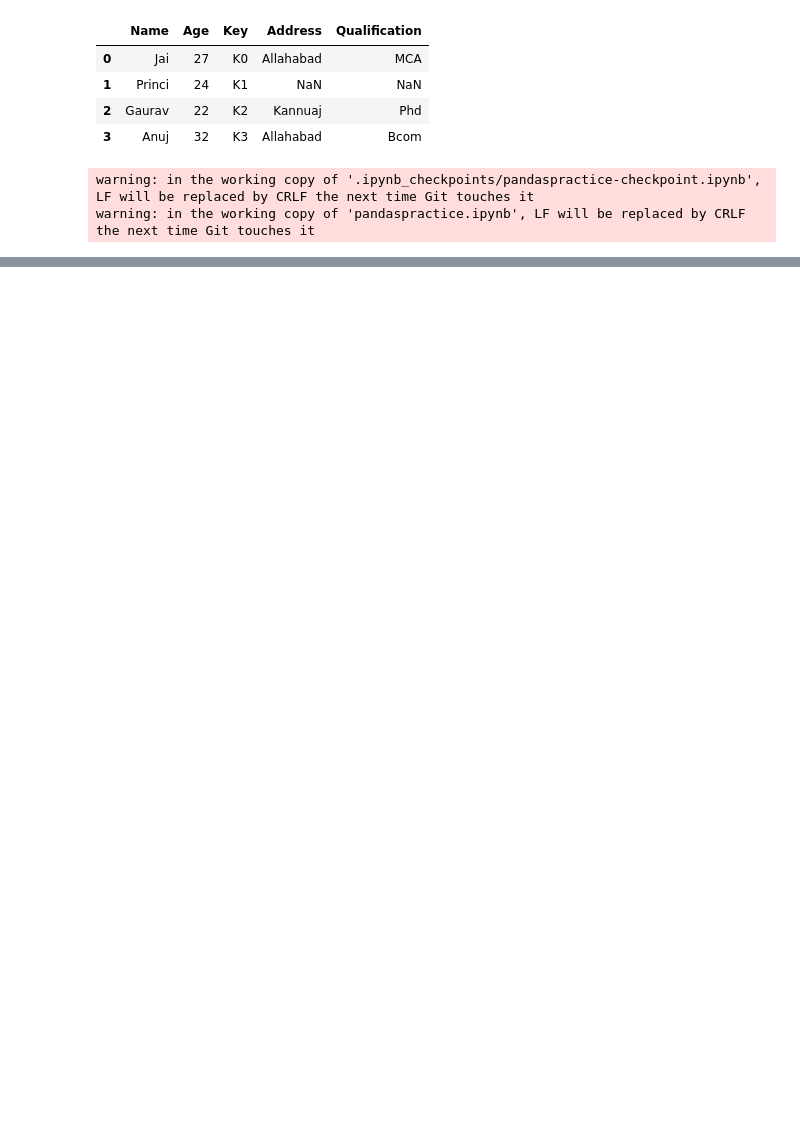
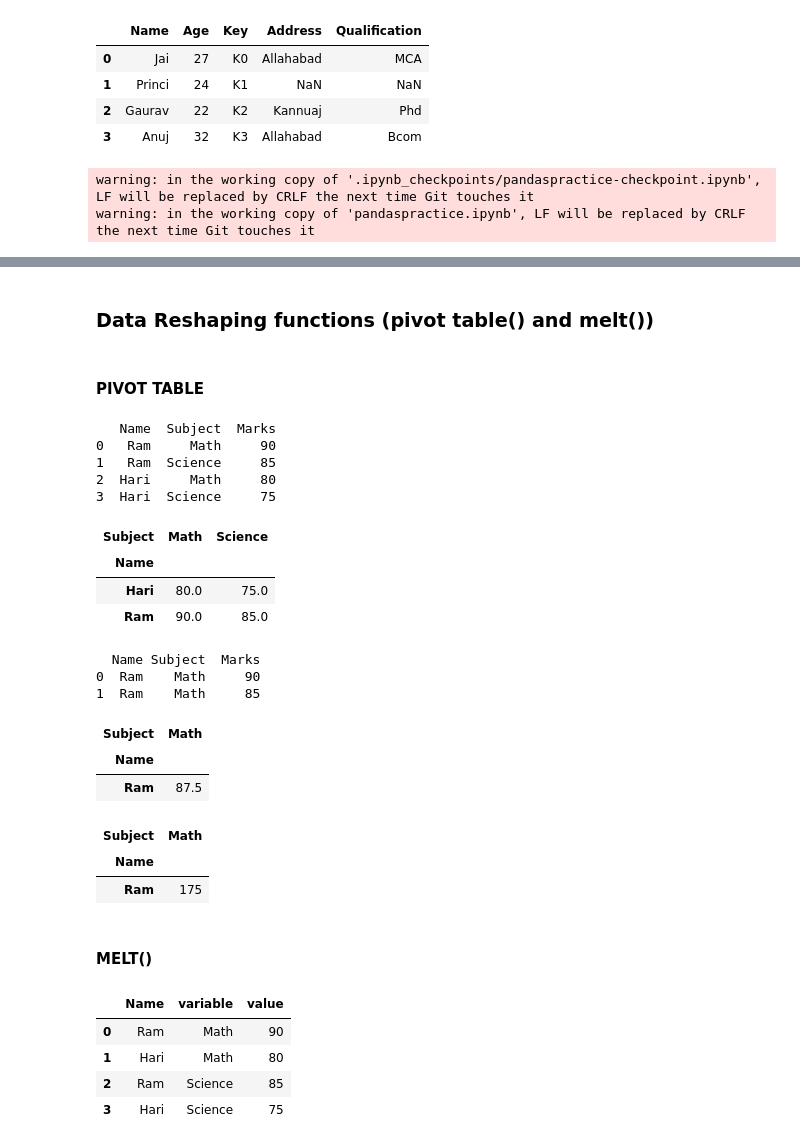
Before and after one commit to binita21/pandas, a Jupyter notebook: pandaspractice.ipynb, the cells around one changed output, grey strips where cells are left out. Cells and saved outputs as stored; diff of their text form; code cells hidden in the pictures; blank space fills up the shorter version.

Commit message:
Add new functions

```diff
--- a/pandaspractice.ipynb
+++ b/pandaspractice.ipynb
@@ -917,0 +1004,18 @@ NameError: name 'pd' is not defined
+# %% [markdown]
+### Data Reshaping functions (pivot table() and melt())
+# %% [markdown]
+#### PIVOT TABLE
+# %%
+df4 = pd.DataFrame({
+    'Name': ['Ram', 'Ram', 'Hari', 'Hari'],
+    'Subject': ['Math', 'Science', 'Math', 'Science'],
+    'Marks': [90, 85, 80, 75]
+})
+
+print(df4)
+# %% [output]
+   Name  Subject  Marks
+0   Ram     Math     90
+1   Ram  Science     85
+2  Hari     Math     80
+3  Hari  Science     75
@@ -917,0 +1029,61 @@ NameError: name 'pd' is not defined
+# %%
+table
+# %% [output]
+| Subject | Math | Science |
+| Name |  |  |
+| Hari | 80.0 | 75.0 |
+| Ram | 90.0 | 85.0 |
+# %%
+df5 = pd.DataFrame({
+    'Name': ['Ram', 'Ram'],
+    'Subject': ['Math', 'Math'],
+    'Marks': [90, 85,]
+})
+
+print(df5)
+# %% [output]
+  Name Subject  Marks
+0  Ram    Math     90
+1  Ram    Math     85
+# %%
+# It returns the aggregate function by default (mean)
+# Returned average marks of Ram in Maths
+table1=df5.pivot_table(
+    index='Name',
+    columns='Subject',
+    values='Marks'
+)
+table1
+# %% [output]
+| Subject | Math |
+| Name |  |
+| Ram | 87.5 |
+# %%
+# To change aggregate function we have to explicitly change it
+table1=df5.pivot_table(
+    index='Name',
+    columns='Subject',
+    values='Marks',
+    aggfunc='sum'
+)
+table1
+# %% [output]
+| Subject | Math |
+| Name |  |
+| Ram | 175 |
+# %% [markdown]
+#### MELT()
+# %%
+df6 = pd.DataFrame({
+    'Name': ['Ram', 'Hari'],
+    'Math': [90, 80],
+    'Science': [85, 75]
+})
+
+pd.melt(df6,id_vars='Name')
+# %% [output]
+|  | Name | variable | value |
+| 0 | Ram | Math | 90 |
+| 1 | Hari | Math | 80 |
+| 2 | Ram | Science | 85 |
+| 3 | Hari | Science | 75 |
```
Also changed, not shown: parts of 17 cells of this notebook.
